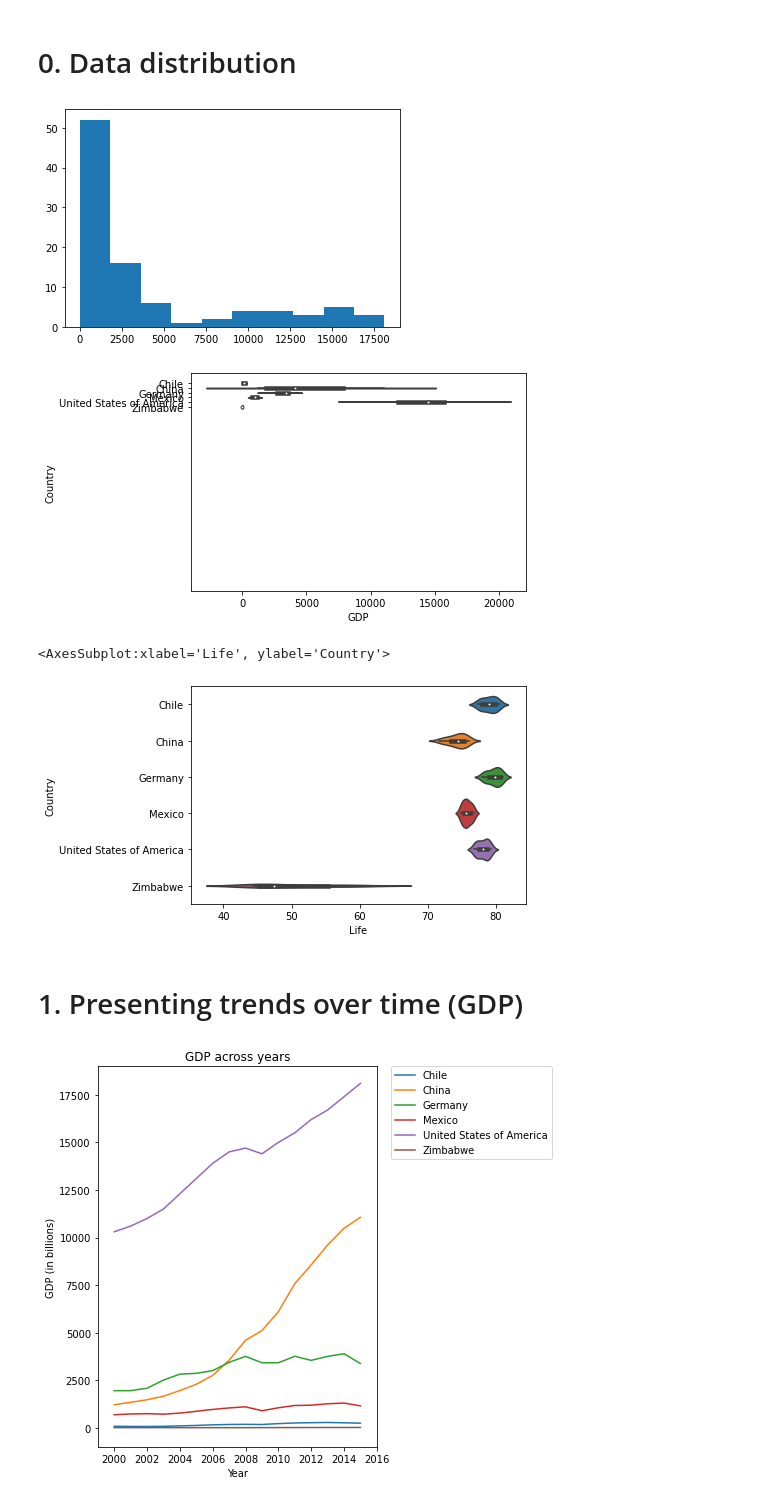
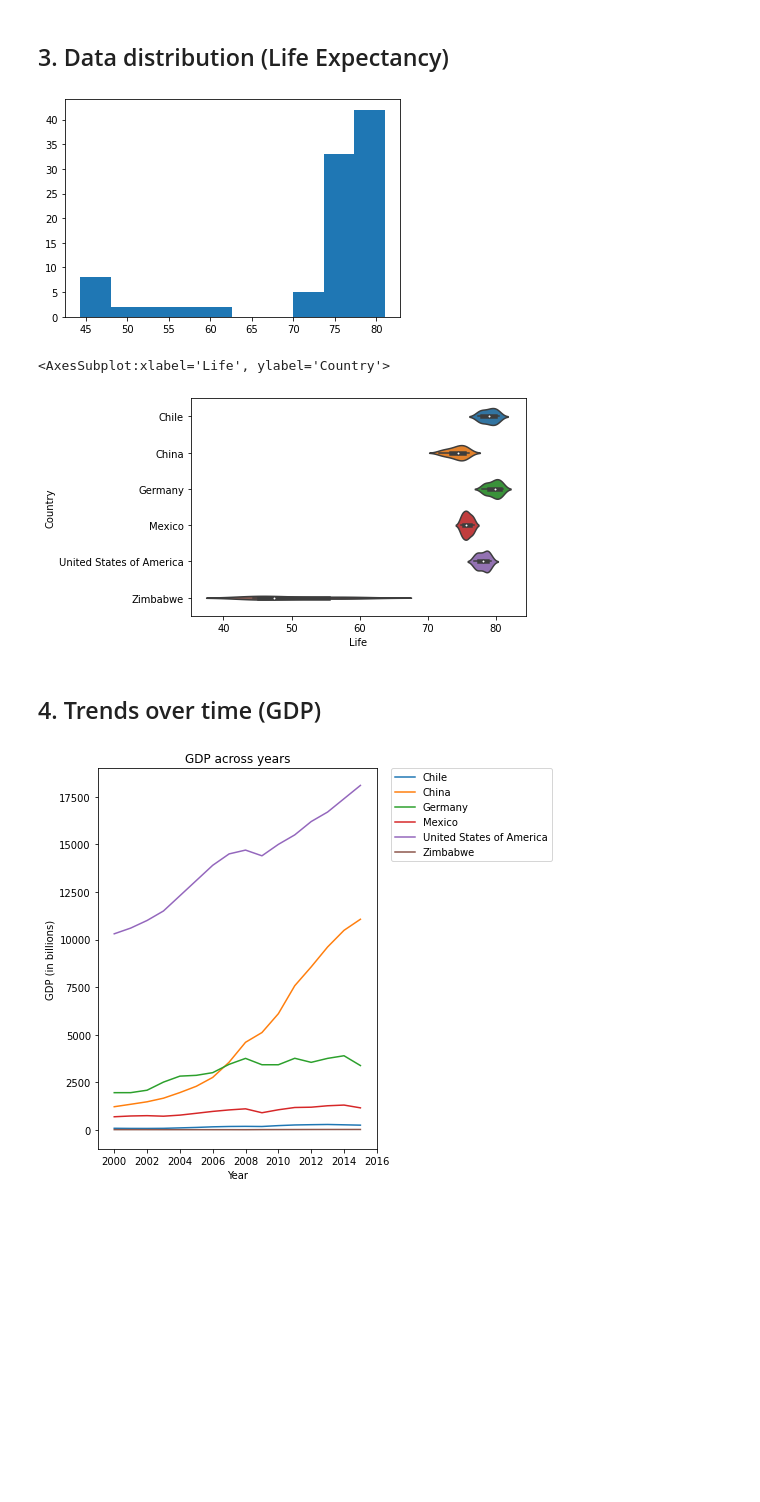
Before and after one commit to R0go/GDP_Life_Expectancy, a Jupyter notebook: life_expectancy_gdp.ipynb, the cells around one changed output. Saved outputs shown, nothing was run; the diff lists cells and outputs as text; code cells hidden in the pictures; blank space fills up the shorter version.

Commit message:
Reworked the graphs in chapter 2

```diff
--- a/life_expectancy_gdp.ipynb
+++ b/life_expectancy_gdp.ipynb
@@ -59,31 +82,18 @@ print(data_file.Country.unique())
 # %% [markdown]
-# 0. Data distribution
+## 3. Data distribution (Life Expectancy)
 # %%
-#GDP
-
-plt.hist(data_file['GDP'])
-#plt.axis([4400000000, 19000000000000, 0, 100])
-plt.show()
-plt.clf()
-
-sns.violinplot(x='GDP', y='Country', data = data_file)
-
-
-
-#LIFE EXPECTANCY
 plt.hist(data_file['Life'])
 #plt.axis([4400000000, 19000000000000, 0, 100])
 plt.show()
 plt.clf()
 
 sns.violinplot(x='Life', y='Country', data = data_file)
 # %% [output]
-[figure, old version]
+[figure, new version]
+<AxesSubplot:xlabel='Life', ylabel='Country'>
-[figure, old version]
+[figure, new version]
-<AxesSubplot:xlabel='Life', ylabel='Country'>
-[figure, removed]
 # %% [markdown]
-# 1. Presenting trends over time (GDP)
+## 4. Trends over time (GDP)
 # %%
 plt.figure(figsize=[5,7])
 for i in data_file.Country.unique():
```
Also changed, not shown: parts of 11 cells of this notebook.
